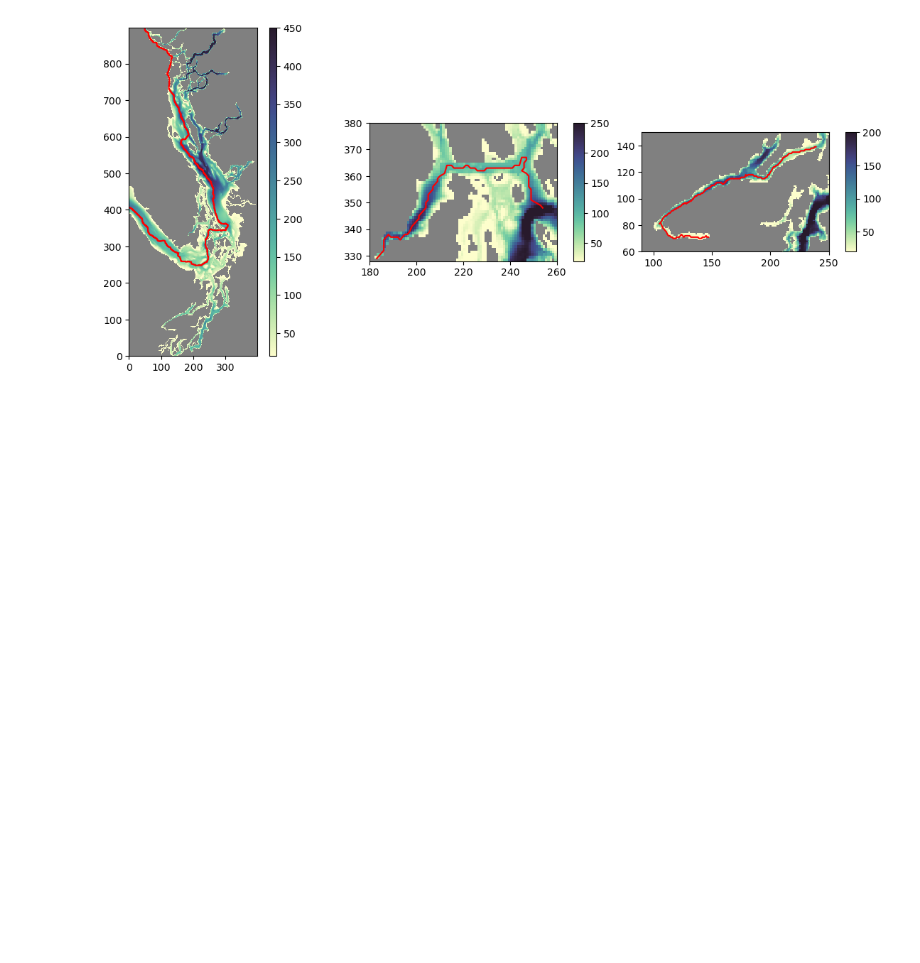
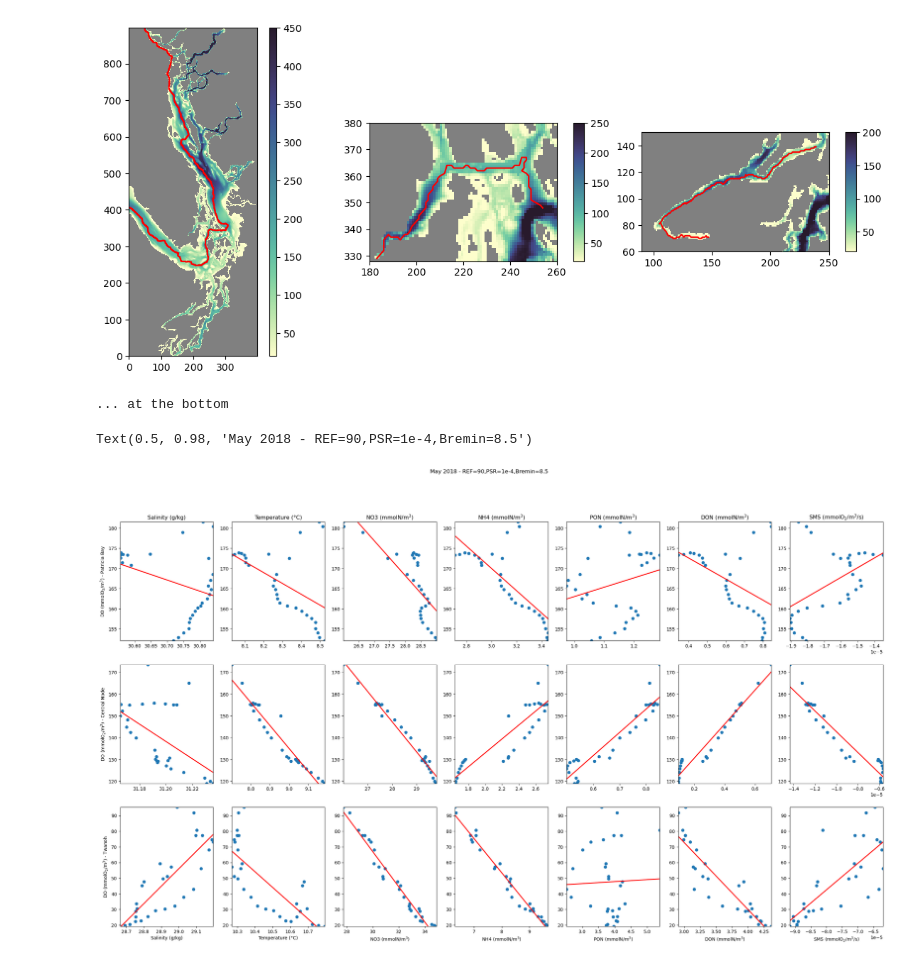
Before and after one commit to SalishSeaCast/analysis-abdoul, a Jupyter notebook: notebooks/salishsea_oxy/oxygen_analysis/O2_thalwegs_SOG-SI-HC_May2018.ipynb, the cells around one changed output. Drawn from its saved outputs; the diff is of its cells as text; code cells hidden in the pictures; blank space fills up the shorter version.

Commit message:
Relationship btw bottom DO & other variables - thalwegs

```diff
--- a/notebooks/salishsea_oxy/oxygen_analysis/O2_thalwegs_SOG-SI-HC_May2018.ipynb
+++ b/notebooks/salishsea_oxy/oxygen_analysis/O2_thalwegs_SOG-SI-HC_May2018.ipynb
@@ -77,6 +100,61 @@ for ii in range(0, 0+col):
     fig.colorbar(im, cax=cax, orientation='vertical')
 # %% [output]
 [figure]
+# %%
+print('... at the bottom')
+line, col = (3, 7)
+fig, ax = plt.subplots(line, col, figsize=(30, 16))
+xlabel = list(['Salinity (g/kg)','Temperature (°C)','NO3 (mmolN/m$^3$)','NH4 (mmolN/m$^3$)','PON (mmolN/m$^3$)','DON (mmolN/m$^3$)','SMS (mmolO$_2$/m$^3$/s)'])
+place = list(['Patricia Bay','Central Node','Twanoh'])
+str = 120 # May 1st 2018
+end = 150
+for i in range(0, 0+line):
+    if i==0:
+        jj, ii = (353, 209)
+
+    elif i==1:
+        jj, ii = (423, 266)
+    else:
+        jj, ii = (72, 123)
+        #ax[i,5].set_xlabel('')
+    for j  in range(0, 0+col):
+        cmap = cm.amp
+        if j==0:
+            varx=df_grdT['vosaline'][str:end, mbathy[0, jj, ii]-1, jj, ii].where(tmaskxr[0, mbathy[0, jj, ii]-1, jj, ii] == 1)
+        elif j==1:
+            varx=df_grdT['votemper'][str:end, mbathy[0, jj, ii]-1, jj, ii].where(tmaskxr[0, mbathy[0, jj, ii]-1, jj, ii] == 1)
+        elif j==2:
+            varx=df_biol['nitrate'][str:end, mbathy[0, jj, ii]-1, jj, ii].where(tmaskxr[0, mbathy[0, jj, ii]-1, jj, ii] == 1)
+        elif j==3:
+            varx=df_biol['ammonium'][str:end, mbathy[0, jj, ii]-1, jj, ii].where(tmaskxr[0, mbathy[0, jj, ii]-1, jj, ii] == 1)
+        elif j==4:
+            varx=df_biol['particulate_organic_nitrogen'][str:end, mbathy[0, jj, ii]-1, jj, ii].where(tmaskxr[0, mbathy[0, jj, ii]-1, jj, ii] == 1)
+        elif j==5:
+            varx=df_biol['dissolved_organic_nitrogen'][str:end, mbathy[0, jj, ii]-1, jj, ii].where(tmaskxr[0, mbathy[0, jj, ii]-1, jj, ii] == 1)
+        else:
+            varx=(df_diag['NITR'][str:end, mbathy[0, jj, ii]-1, jj, ii].where(tmaskxr[0, mbathy[0, jj, ii]-1, jj, ii] == 1) +
+                    df_diag['RMIN'][str:end, mbathy[0, jj, ii]-1, jj, ii].where(tmaskxr[0, mbathy[0, jj, ii]-1, jj, ii] == 1) +
+                    df_diag['RMES'][str:end, mbathy[0, jj, ii]-1, jj, ii].where(tmaskxr[0, mbathy[0, jj, ii]-1, jj, ii] == 1) +
+                    df_diag['RMIC'][str:end, mbathy[0, jj, ii]-1, jj, ii].where(tmaskxr[0, mbathy[0, jj, ii]-1, jj, ii] == 1) +
+                    df_diag['RPP'][str:end, mbathy[0, jj, ii]-1, jj, ii].where(tmaskxr[0, mbathy[0, jj, ii]-1, jj, ii] == 1) +
+                    df_diag['NPP'][str:end, mbathy[0, jj, ii]-1, jj, ii].where(tmaskxr[0, mbathy[0, jj, ii]-1, jj, ii] == 1))
+
+        vary=df_chem['dissolved_oxygen'][str:end, mbathy[0, jj, ii]-1, jj, ii].where(tmaskxr[0, mbathy[0, jj, ii]-1, jj, ii] == 1)
+
+        ax[i,j].scatter(varx, vary)
+        # linear regression
+        p1, p0 = np.polyfit(varx, vary, deg=1)  # slope, intercept
+        ax[i,j].axline(xy1=(0, p0), slope=p1, color='r', lw=2)
+        ax[i,j].set_xlim(np.min(varx),np.max(varx))
+        ax[i,j].set_ylim(np.min(vary),np.max(vary))
+        ax[2,j].set_xlabel(f'{xlabel[j]}')
+        ax[0,j].set_title(f'{xlabel[j]}')
+        ax[i,0].set_ylabel(f'DO (mmolO$_2$/m$^3$) - {place[i]}')
+fig.suptitle('May 2018 - REF=90,PSR=1e-4,Bremin=8.5')
+# %% [output]
+... at the bottom
+Text(0.5, 0.98, 'May 2018 - REF=90,PSR=1e-4,Bremin=8.5')
+[figure, added]
 # %%
 line, col = (3, 5)
 fig, axs = plt.subplots(line, col, figsize=(30, 16))
```
Also changed, not shown: parts of 3 cells of this notebook.
